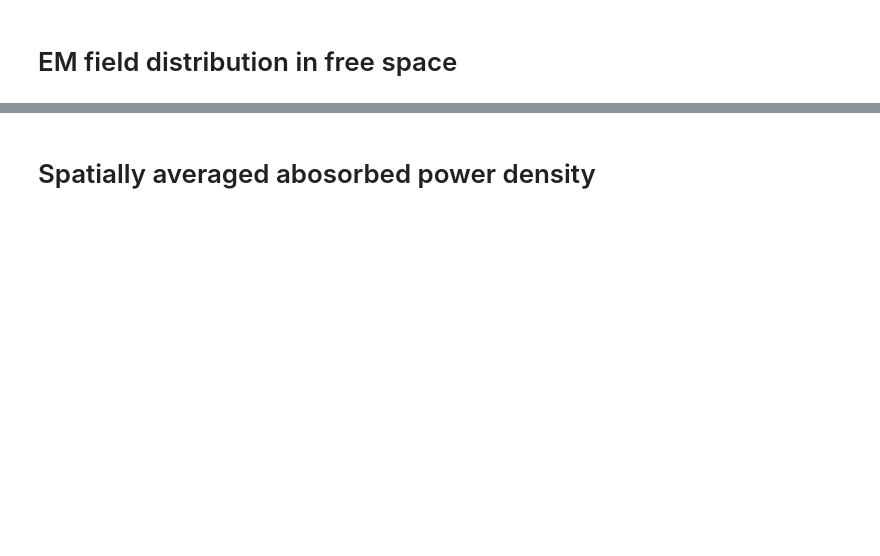
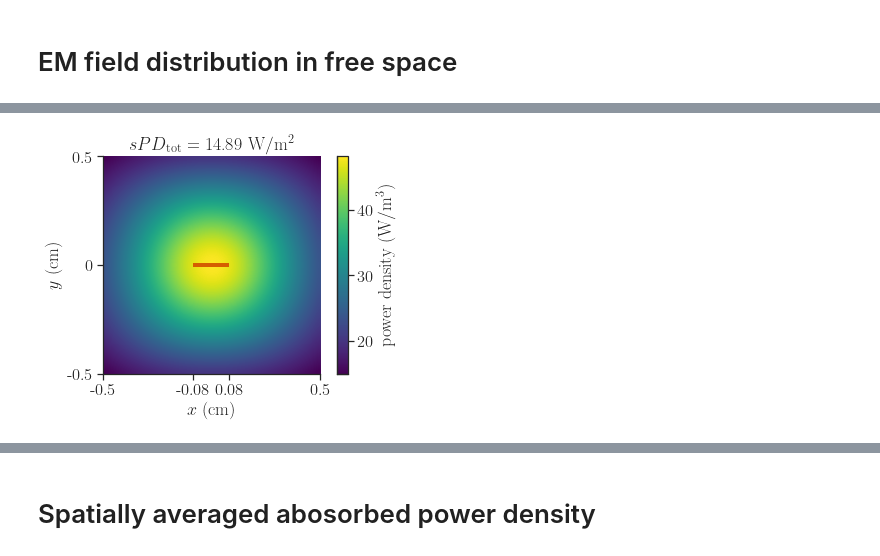
Before and after one commit to akapet00/EMF-exposure-analysis, a Jupyter notebook: playground/IEEE-ICES-TC95-SC6-WG7/apd-definition.ipynb, the cells around one changed output, grey strips where cells are left out. Drawn from its saved outputs; the diff is of its cells as text; code cells hidden in the pictures; blank space fills up the shorter version.

```diff
--- a/playground/IEEE-ICES-TC95-SC6-WG7/apd-definition.ipynb
+++ b/playground/IEEE-ICES-TC95-SC6-WG7/apd-definition.ipynb
@@ -137,24 +193,24 @@ sar = np.outer(
 # %%
-sns.set_theme(style='ticks', font_scale=1.25, palette='colorblind')
 fig, ax = plt.subplots()
-
-# main axes, exposed surface
-cm = ax.imshow(sar_surf,
+cm = ax.imshow(PDinc_tot,
                extent=bbox,
                origin='lower',
                interpolation='bicubic',
                cmap='viridis')
 cb = fig.colorbar(cm, ax=ax,
-                  label='SAR (W$/$m$^3$)')
+                  label='power density (W$/$m$^3$)')
 ax.hlines(y=ys[0], xmin=xs.min(), xmax=xs.max(),
           color='r', lw=4)
 ax.set(xlabel='$x$ (cm)',
        ylabel='$y$ (cm)',
        xticks=[xmin, xs.min(), xs.max(), xmax],
        yticks=[ymin, 0, ymax],
        xticklabels=[xmin * 100,
                     np.round(xs.min() * 100, 2),
                     np.round(xs.max() * 100, 2),
                     xmax * 100],
-       yticklabels=[ymin * 100, 0, ymax * 100])
+       yticklabels=[ymin * 100, 0, ymax * 100],
+       title=f'$sPD_\\text{{tot}}$ = {sPDinc_tot:.2f} W$/$m$^2$')
 sns.despine(fig=fig, ax=ax)
+# %% [output]
+[figure, added]
```
Also changed, not shown: parts of 22 cells of this notebook.
